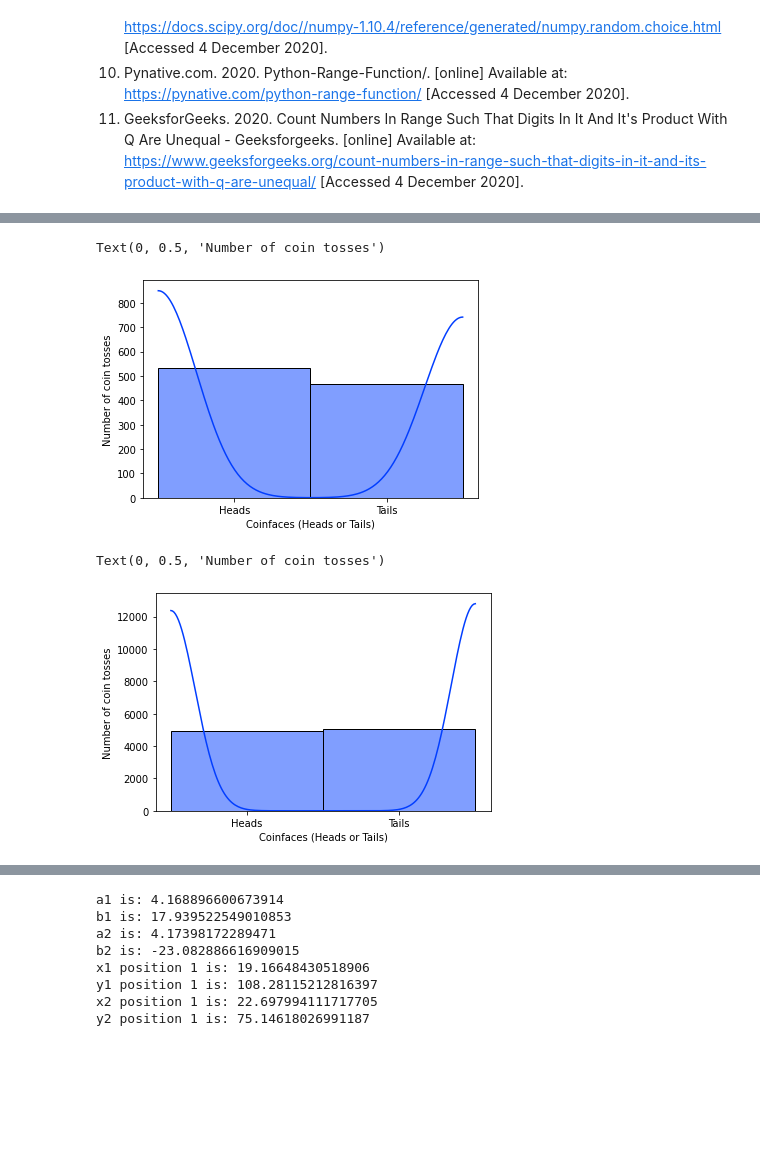
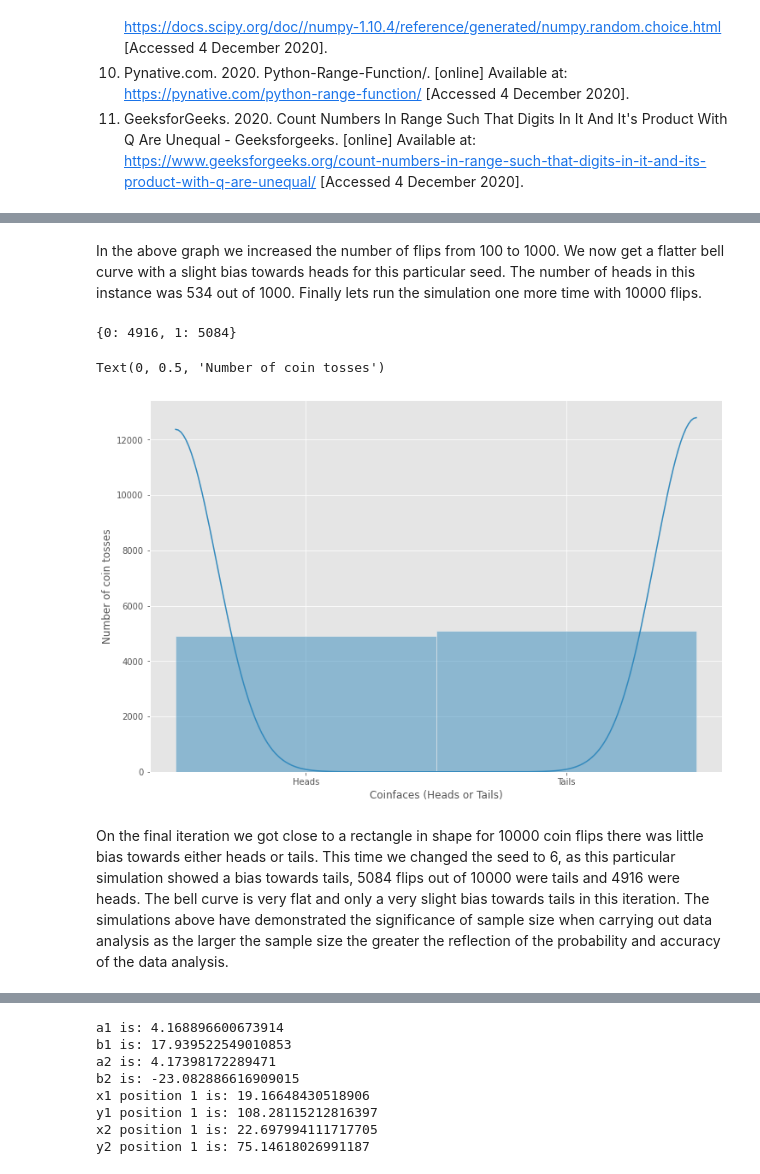
Before and after one commit to Keitho08/Fundamentals_2020, a Jupyter notebook: KeithBrazill_FundamentalsTasks_2020.ipynb, the cells around one changed output, grey strips where cells are left out. Saved outputs shown, nothing was run; the diff lists cells and outputs as text; code cells hidden in the pictures; blank space fills up the shorter version.

```diff
--- a/KeithBrazill_FundamentalsTasks_2020.ipynb
+++ b/KeithBrazill_FundamentalsTasks_2020.ipynb
@@ -210,44 +258,40 @@ Text(0, 0.5, 'Number of coin tosses')
+# %% [markdown]
+In the above graph we increased the number of flips from 100 to 1000. We now get a flatter bell curve with a slight bias towards heads for this particular seed. The number of heads in this instance was 534 out of 1000. Finally lets run the simulation one more time with 10000 flips.
 # %%
-import numpy as np
+import numpy as np # numpy is imported as np
 from numpy import random as rd # we will use the random function explained above with the binomial function
 import matplotlib.pyplot as plt # import matplotlib as plt, seaborn is build on top of this
 import seaborn as sns # imports seaborn library as sns used for displaying plots to user format
+plt.style.use("ggplot") # A nicer style to use for plots
+plt.rcParams["figure.figsize"] = (12,8) #sets the plots size, bigger than default notebook and better presented.
 
-np.random.seed(2) # sets the seed to 2
+np.random.seed(6) # sets the seed to 6 as wanted to demonstrate this particular outcome
 
-flip = rd.binomial(n=1, p=0.5, size=1000) # we define the flip function and input values for parameters above, p = 0.5 as probability is 50%
+flip = rd.binomial(n=1, p=0.5, size=10000)
+# we define the flip function and input values for parameters above, n=1 as the number of outcomes is 2 (0 + 1),
+# p = 0.5 as probability is 50%, size is number of flips (10000)
+unique, counts = np.unique(flip, return_counts=True)
+# numpy unique returns the sorted unique elements of an array
+print(dict(zip(unique, counts)))
+# dict(zip) converts two lists to a dictionary, for each value we combine the individual values with count and print out
+# 0 = heads, 1 = tails
 
-#sns.set_palette("pastel") # sets the user preferred colour scheme
-flipplot = sns.histplot(flip, kde=True, binwidth=0.5,) # generates a histogram of results for <0.5 and >0.5.
+flipplot = sns.histplot(flip, kde=True, binwidth=0.5,)
+# generates a histogram of results for <0.5 and >0.5. We want a kde to show the curve
+# setting binwitdh to 0.5 allows a clear demarcation between results.
 plt.setp(flipplot,xticks=[0.25,0.75])
-flipplot.set(xticklabels=["Heads", "Tails"])
-plt.xlabel("Coinfaces (Heads or Tails)")
-plt.ylabel("Number of coin tosses")
+# We want the x ticks in these positions as they are centred in the histograms, user preference
+flipplot.set(xticklabels=["Heads", "Tails"]) # We label the 0 results as heads and 1 results as tails on the x-axis
+plt.xlabel("Coinfaces (Heads or Tails)") # plots labels to x axis
+plt.ylabel("Number of coin tosses") # plots labels to y axis
 
 # kernel density estimate (kde) is required to demonstrate bell shaped curve,
-# we set binwidth to 0.5 to ensure the ranges in the histogram are correctly identified. i.e 0-0.5 = heads, 0.5-1.0 = Tails
+# we set binwidth to 0.5 to ensure the ranges in the histogram are correctly identified.
+# i.e 0-0.5 = heads, 0.5-1.0 = Tails
 # %% [output]
-Text(0, 0.5, 'Number of coin tosses')
+{0: 4916, 1: 5084}
+Text(0, 0.5, 'Number of coin tosses')
-[figure, old version]
+[figure, new version]
-# %%
-import numpy as np
-from numpy import random as rd # we will use the random function explained above with the binomial function
-import matplotlib.pyplot as plt # import matplotlib as plt, seaborn is build on top of this
-import seaborn as sns # imports seaborn library as sns used for displaying plots to user format
-
-np.random.seed(6) # sets the seed to 2
-
-flip = rd.binomial(n=1, p=0.5, size=10000) # we define the flip function and input values for parameters above, p = 0.5 as probability is 50%
-
-#sns.set_palette("pastel") # sets the user preferred colour scheme
-flipplot = sns.histplot(flip, kde=True, binwidth=0.5,) # generates a histogram of results for <0.5 and >0.5.
-plt.setp(flipplot,xticks=[0.25,0.75])
-flipplot.set(xticklabels=["Heads", "Tails"])
-plt.xlabel("Coinfaces (Heads or Tails)")
-plt.ylabel("Number of coin tosses")
-
-# kernel density estimate (kde) is required to demonstrate bell shaped curve,
-# we set binwidth to 0.5 to ensure the ranges in the histogram are correctly identified. i.e 0-0.5 = heads, 0.5-1.0 = Tails
-# %% [output]
-Text(0, 0.5, 'Number of coin tosses')
-[figure, removed]
+# %% [markdown]
+On the final iteration we got close to a rectangle in shape for 10000 coin flips there was little bias towards either heads or tails. This time we changed the seed to 6, as this particular simulation showed a bias towards tails, 5084 flips out of 10000 were tails and 4916 were heads. The bell curve is very flat and only a very slight bias towards tails in this iteration.
+The simulations above have demonstrated the significance of sample size when carrying out data analysis as the larger the sample size the greater the reflection of the probability and accuracy of the data analysis.
```
Also changed, not shown: parts of 22 cells of this notebook.
